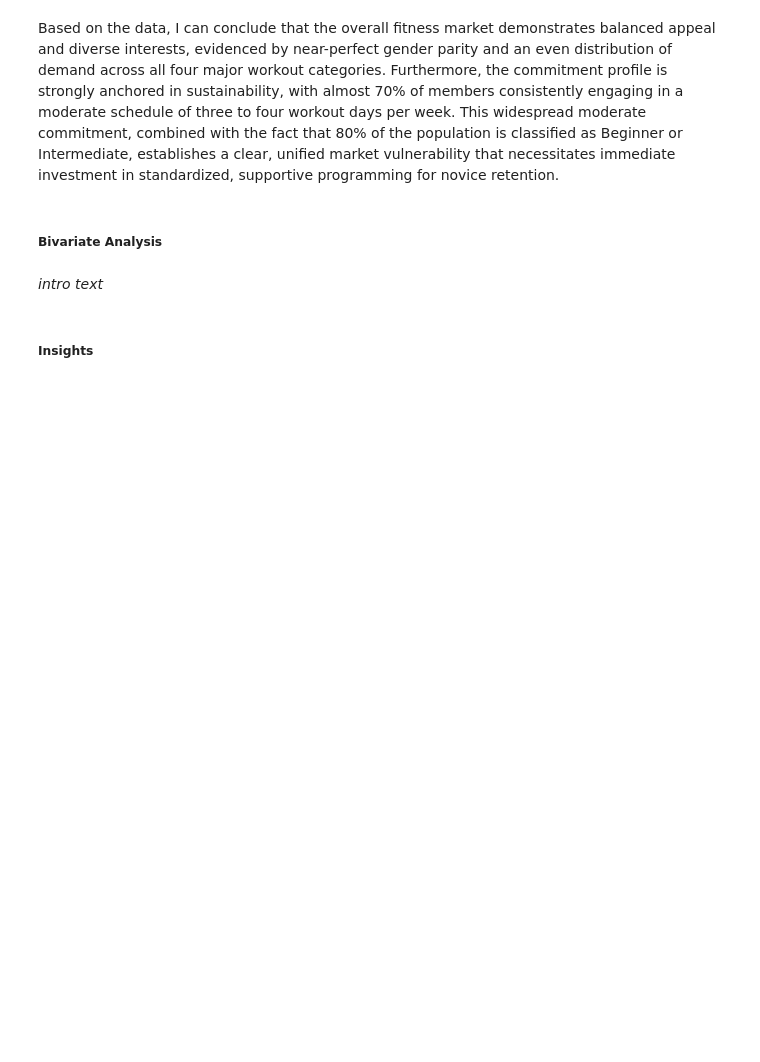
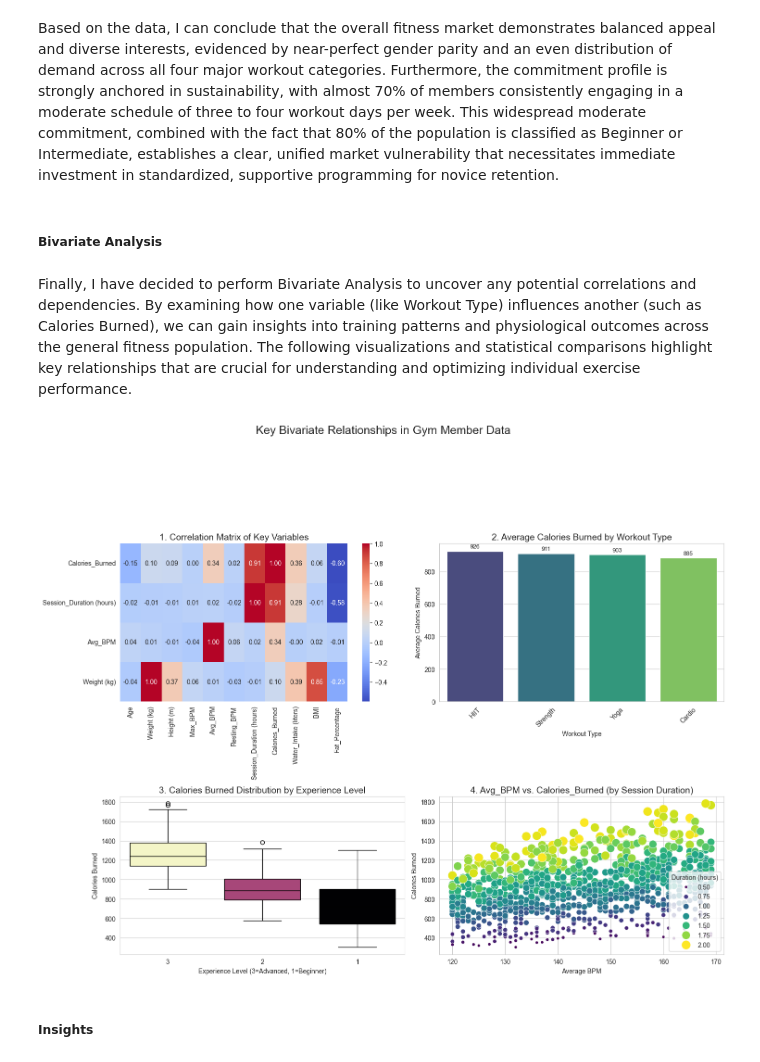
Before and after one commit to axelcabato/da-proj-1, a Jupyter notebook: 1stDAProject.ipynb, the cells around one changed output. Cells and saved outputs as stored; diff of their text form; code cells hidden in the pictures; blank space fills up the shorter version.

```diff
--- a/1stDAProject.ipynb
+++ b/1stDAProject.ipynb
@@ -287,75 +374,89 @@ Based on the data, I can conclude that the overall fitness market demonstrates b
 # %% [markdown]
 ##### Bivariate Analysis
 # %% [markdown]
-*intro text*
+Finally, I have decided to perform Bivariate Analysis to uncover any potential correlations and dependencies. By examining how one variable (like Workout Type) influences another (such as Calories Burned), we can gain insights into training patterns and physiological outcomes across the general fitness population. The following visualizations and statistical comparisons highlight key relationships that are crucial for understanding and optimizing individual exercise performance.
 # %%
-# --- Helper function for adding labels to bars (omitted for brevity) ---
+# --- Helper function for adding labels to bars ---
 def add_value_labels(ax, fmt='{:.0f}'):
+    """
+    Adds value labels to each bar in a plot.
+    """
     for p in ax.patches:
         height = p.get_height()
+        # Position the text slightly above the bar (height + 10 units)
         ax.text(p.get_x() + p.get_width() / 2., height + 10,
                 fmt.format(height), ha="center", va="bottom", fontsize=9)
 
-# --- Bivariate Analysis Setup (omitted for brevity) ---
-numerical_cols = ['Age', 'Weight (kg)', 'Height (m)', 'Max_BPM', 'Avg_BPM', 'Resting_BPM', 'Session_Duration (hours)', 'Calories_Burned', 'Water_Intake (liters)', 'BMI', 'Fat_Percentage']
-correlation_matrix = df[numerical_cols].corr()
-workout_type_summary = df.groupby('Workout_Type')['Calories_Burned'].mean().sort_values(ascending=False).reset_index()
+# --- Bivariate Analysis Setup ---
+numerical_cols = ['Age', 'Weight (kg)', 'Height (m)', 'Max_BPM', 'Avg_BPM', 'Resting_BPM',
+                  'Session_Duration (hours)', 'Calories_Burned', 'Water_Intake (liters)', 'BMI', 'Fat_Percentage']
+correlation_matrix = df_copy[numerical_cols].corr()
+workout_type_summary = df_copy.groupby('Workout_Type')['Calories_Burned'].mean(
+).sort_values(ascending=False).reset_index()
 
-# --- Visualization Code Generation for 4 Key Plots with fixes ---
+
+# --- Visualization Code Generation for 4 Key Plots ---
 fig, axes = plt.subplots(2, 2, figsize=(15, 12))
-plt.suptitle('Key Bivariate Relationships in Gym Member Data', fontsize=18, y=1.05)
 
 # --- Plot 1: Correlation Heatmap ---
 sns.heatmap(
-    correlation_matrix[['Calories_Burned', 'Session_Duration (hours)', 'Avg_BPM', 'Weight (kg)']].T,
-    annot=True, cmap='viridis', fmt=".2f", linewidths=.5, linecolor='black',
-    ax=axes[0, 0]
+    correlation_matrix[['Calories_Burned',
+                        'Session_Duration (hours)', 'Avg_BPM', 'Weight (kg)']].T,
+    annot=True, fmt='.2f', cmap='coolwarm', cbar=True, ax=axes[0, 0]
 )
-axes[0, 0].set_title('1. Correlation with Key Performance Metrics', fontsize=14)
+axes[0, 0].set_title('1. Correlation Matrix of Key Variables', fontsize=14)
 axes[0, 0].tick_params(axis='y', rotation=0)
-axes[0, 0].tick_params(axis='x', rotation=45)
 
-# --- Plot 2: Bar plot: Avg Calories Burned by Workout Type (FIXES APPLIED) ---
-sns.barplot(
-    x='Workout_Type', y='Calories_Burned', data=workout_type_summary,
-    hue='Workout_Type', ax=axes[0, 1], palette='flare'
-)
+# --- Plot 2: Average Calories Burned by Workout Type (Bar Plot) ---
+sns.barplot(x='Workout_Type', y='Calories_Burned', hue='Workout_Type',
+            data=workout_type_summary, ax=axes[0, 1], palette='viridis', errorbar=None, legend=False)
 axes[0, 1].set_title('2. Average Calories Burned by Workout Type', fontsize=14)
 axes[0, 1].set_xlabel('Workout Type')
 axes[0, 1].set_ylabel('Average Calories Burned')
 axes[0, 1].tick_params(axis='x', rotation=45)
 # FIX for 'AttributeError: 'NoneType' object has no attribute 'remove''
 if axes[0, 1].legend_ is not None:
     axes[0, 1].legend_.remove()
 add_value_labels(axes[0, 1])
 
-# --- Plot 3: Box Plot: Calories Burned by Experience Level (FIXES APPLIED) ---
+# --- Plot 3: Box Plot: Calories Burned by Experience Level ---
 sns.boxplot(
-    x='Experience_Level', y='Calories_Burned', data=df,
-    order=[3, 2, 1], hue='Experience_Level', ax=axes[1, 0], palette='magma'
+    x='Experience_Level', y='Calories_Burned', data=df_copy,
+    order=[3, 2, 1], hue='Experience_Level', ax=axes[1, 0], palette='magma', legend=False
 )
-axes[1, 0].set_title('3. Calories Burned Distribution by Experience Level', fontsize=14)
+axes[1, 0].set_title(
+    '3. Calories Burned Distribution by Experience Level', fontsize=14)
 axes[1, 0].set_xlabel('Experience Level (3=Advanced, 1=Beginner)')
 axes[1, 0].set_ylabel('Calories Burned')
 # FIX for 'AttributeError: 'NoneType' object has no attribute 'remove''
 if axes[1, 0].legend_ is not None:
     axes[1, 0].legend_.remove()
 
 # --- Plot 4: Scatter Plot: Avg_BPM vs. Calories_Burned ---
 sns.scatterplot(
-    x='Avg_BPM', y='Calories_Burned', data=df,
+    x='Avg_BPM', y='Calories_Burned', data=df_copy,
     hue='Session_Duration (hours)', size='Session_Duration (hours)',
-    sizes=(20, 200), palette='crest', ax=axes[1, 1], legend='full'
+    sizes=(20, 200), palette='viridis', ax=axes[1, 1]
 )
-axes[1, 1].set_title('4. Relationship between Average BPM and Calories Burned', fontsize=14)
+axes[1, 1].set_title('4. Avg_BPM vs. Calories_Burned (by Session Duration)', fontsize=14)
 axes[1, 1].set_xlabel('Average BPM')
 axes[1, 1].set_ylabel('Calories Burned')
-axes[1, 1].legend(title='Duration (hrs)', loc='upper left')
+# Move legend out of the way
+axes[1, 1].legend(loc='lower right', bbox_to_anchor=(1.0, 0), title='Duration (hours)')
 
-# FIX: Use standard plt.tight_layout()
-plt.tight_layout()
-plt.savefig('4_key_bivariate_plots_fixed.png')
+# Add a main title for the entire figure
+plt.suptitle('Key Bivariate Relationships in Gym Member Data',
+             fontsize=18, y=1.05)
+
+# --- FINAL FIX: Use a more conservative rect to reserve more top and bottom margin space ---
+# This reserves 10% space at the top (1.00 - 0.90) for the suptitle
+# and 5% space at the bottom (0.05 - 0.00) for labels.
+plt.tight_layout(rect=[0, 0.05, 1, 0.90])
+plt.savefig('4_key_bivariate_plots_final.png')
+plt.show()
 plt.close()
+# %% [output]
+[figure, added]
 # %% [markdown]
 ##### Insights
 # %% [markdown]
```
Also changed, not shown: parts of 12 cells of this notebook, 1 other file.
